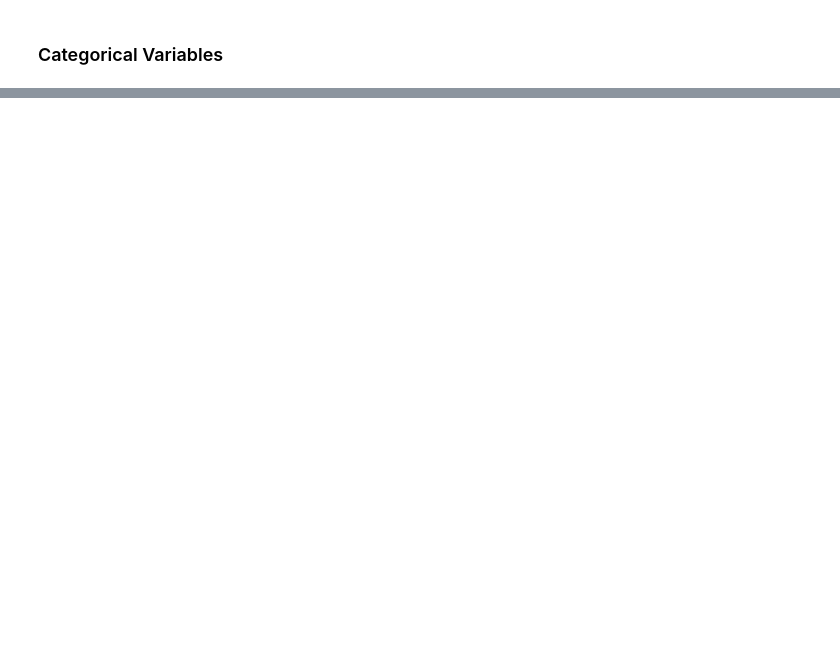
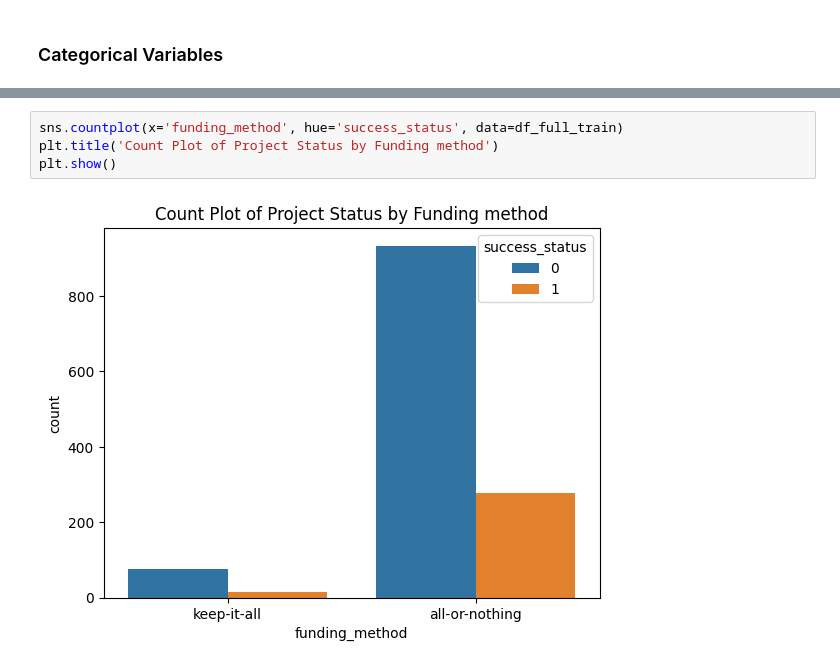
Before and after one commit to kabsmeiou/startup-success-probability, a Jupyter notebook: notebook.ipynb, the cells around one changed output, grey strips where cells are left out. Drawn from its saved outputs; the diff is of its cells as text; blank space fills up the shorter version.

```diff
--- a/Untitled.ipynb
+++ b/notebook.ipynb
@@ -393,0 +587,6 @@ Index(['platform_name', 'mass_funding_type', 'project_category',
+# %%
+sns.countplot(x='funding_method', hue='success_status', data=df_full_train)
+plt.title('Count Plot of Project Status by Funding method')
+plt.show()
+# %% [output]
+[figure, added]
```
Also changed, not shown: parts of 36 cells of this notebook, 6 other files.
